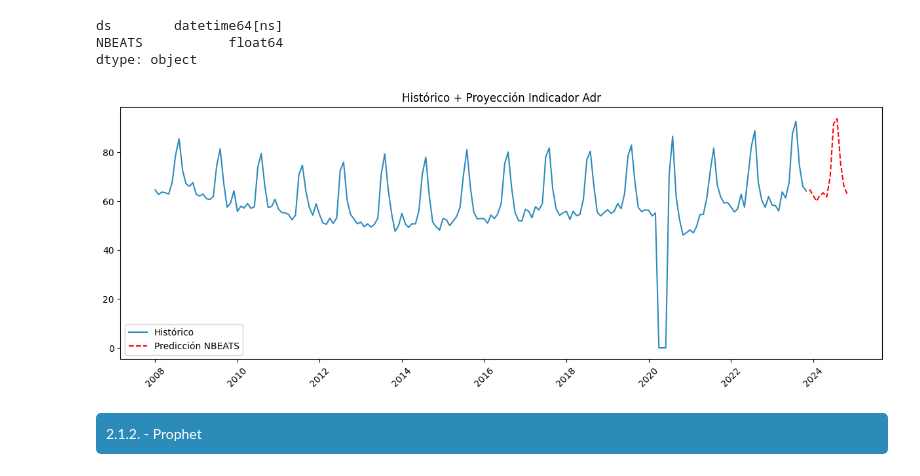
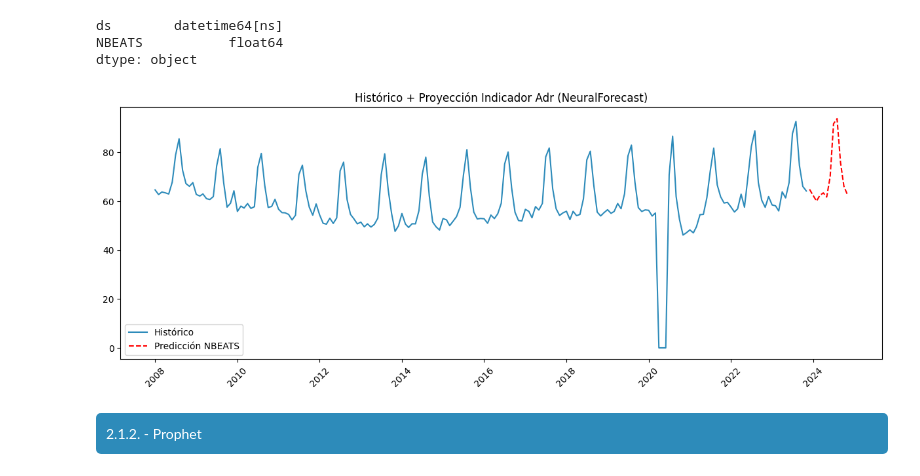
Before and after one commit to b0rjen/cf_ml, a Jupyter notebook: notebooks/irh.ipynb, the cells around one changed output. Saved outputs shown, nothing was run; the diff lists cells and outputs as text; code cells hidden in the pictures.

```diff
--- a/notebooks/irh.ipynb
+++ b/notebooks/irh.ipynb
@@ -336,18 +336,18 @@ predictions.set_index('ds', inplace=True)
 # %%
 # Graficamos histórico + predicción
 
 plt.figure(figsize=(15, 5))
 plt.plot(d0.index, d0['y'], label='Histórico', color='#2d8bba')
 plt.plot(predictions.index, predictions['NBEATS'], label='Predicción NBEATS', linestyle='--', color='red')
-plt.title('Histórico + Proyección Indicador Adr')
+plt.title('Histórico + Proyección Indicador Adr (NeuralForecast)')
 plt.xticks(rotation=45)
 plt.xlabel('')
 plt.ylabel('')
 plt.legend()
-plt.savefig("../docs/historico_y_proyeccion_indicadoradr.svg", dpi=300)
+plt.savefig("../docs/historico_y_proyeccion_adr_nbeats.svg", dpi=300)
 plt.show()
 # %% [output]
-[figure, old version]
+[figure, new version]
 # %%
 # podemos comprobar como, a priori, el modelo es efectivo a 12 meses vista
 # %% [markdown]
```
Also changed, not shown: parts of 3 cells of this notebook, 7 other files.
